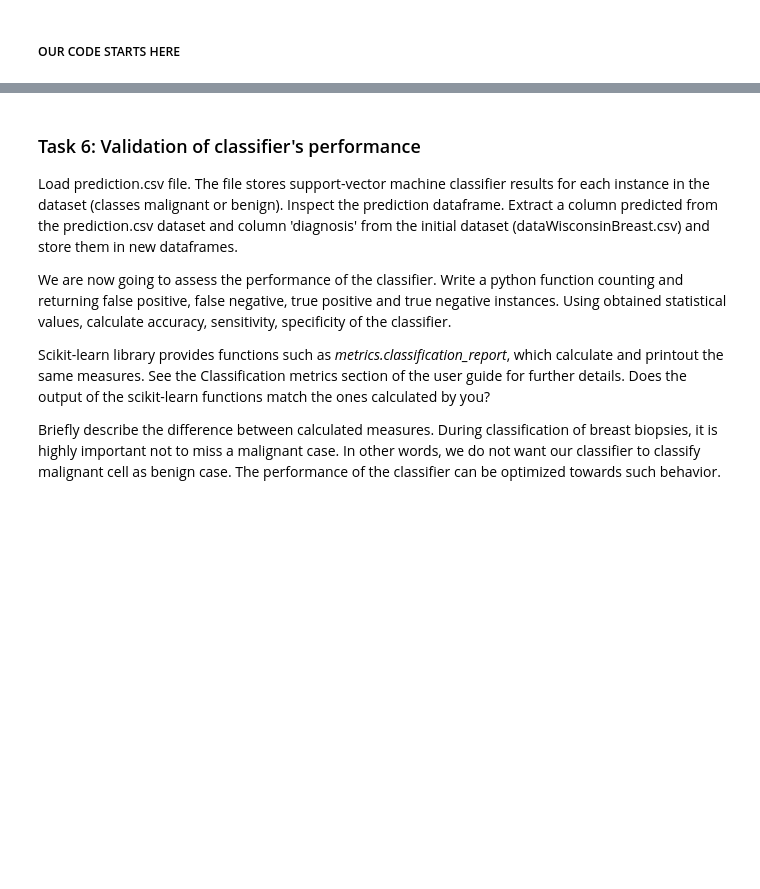
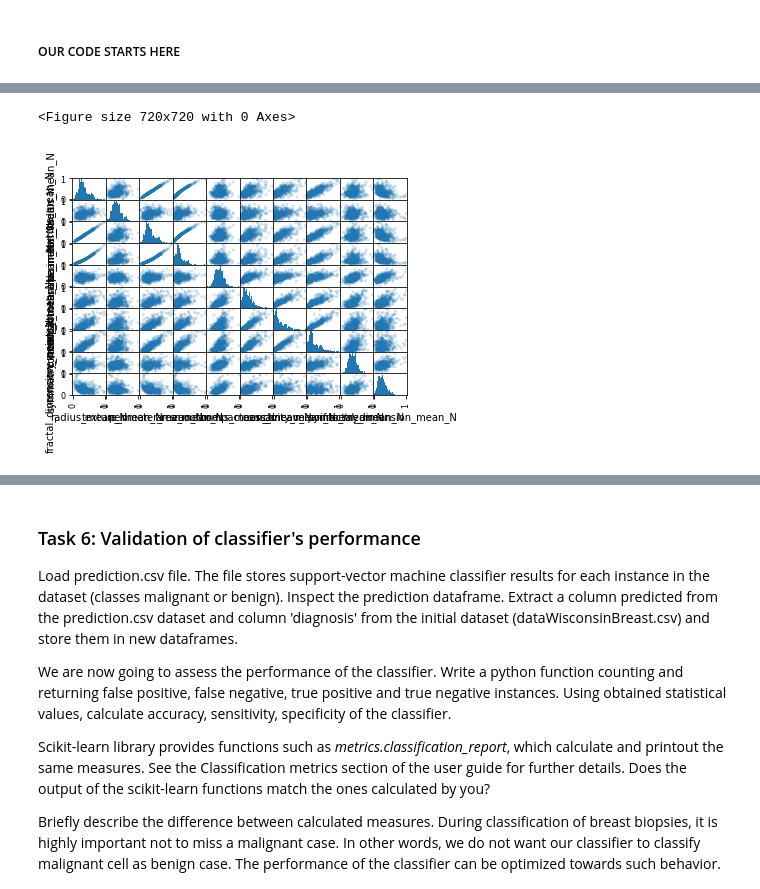
Before and after one commit to Aneruth/Clinical-Decision-Support-System, a Jupyter notebook: WPO1/WPO1-Student.ipynb, the cells around one changed output, grey strips where cells are left out. Saved outputs shown, nothing was run; the diff lists cells and outputs as text; code cells hidden in the pictures; blank space fills up the shorter version.

```diff
--- a/WPO1/WPO1-Student.ipynb
+++ b/WPO1/WPO1-Student.ipynb
@@ -375,0 +392,8 @@ import seaborn as sns
+# %%
+# Scatter plot for full dataset
+fullDataset = pd.read_csv('FullNormalisedData.csv')
+plt.figure(figsize=(10,10))
+ax = pd.plotting.scatter_matrix(fullDataset, alpha=0.2,hist_kwds={'bins':30})
+# %% [output]
+<Figure size 720x720 with 0 Axes>
+[figure, added]
```
Also changed, not shown: parts of 10 cells of this notebook.
